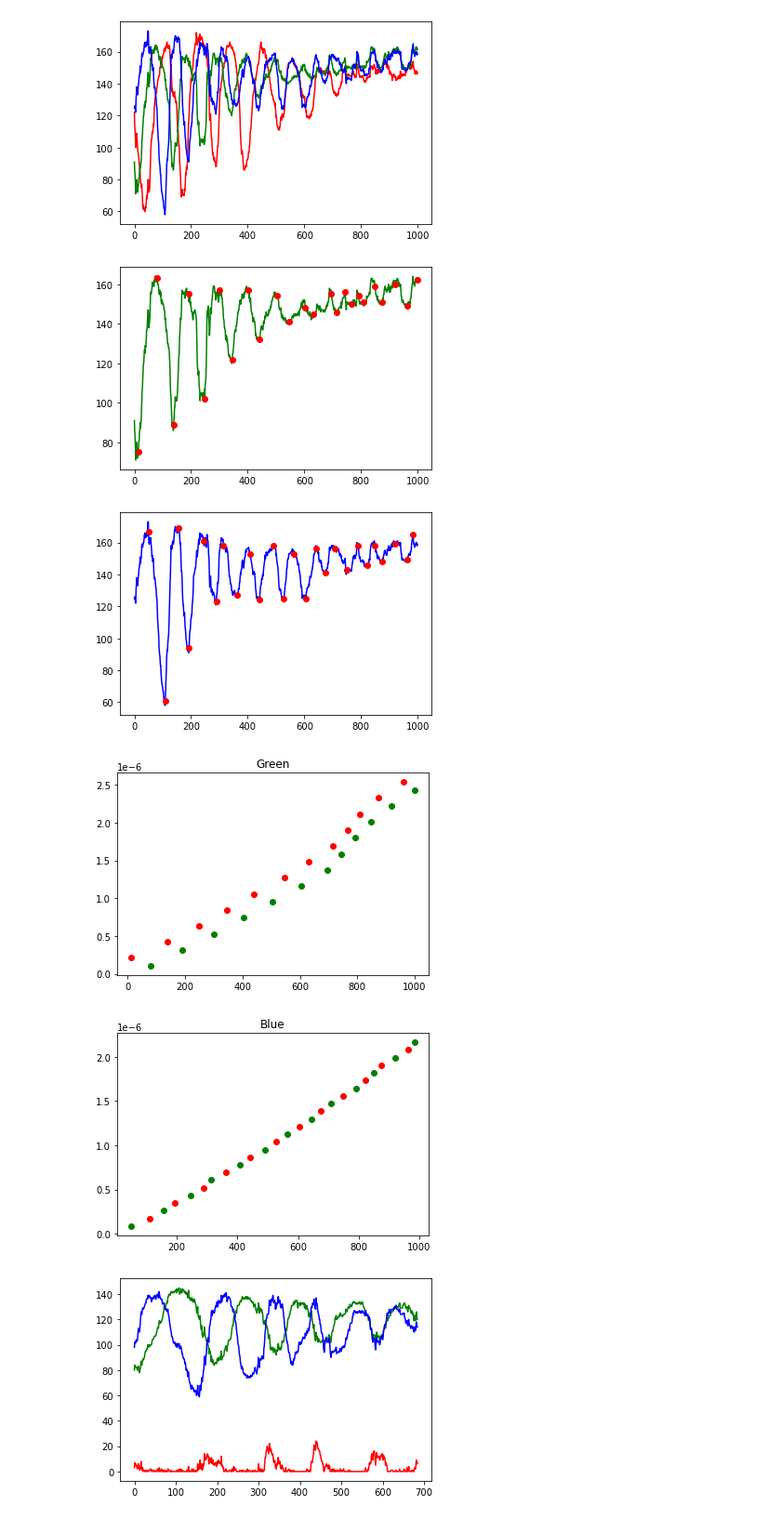
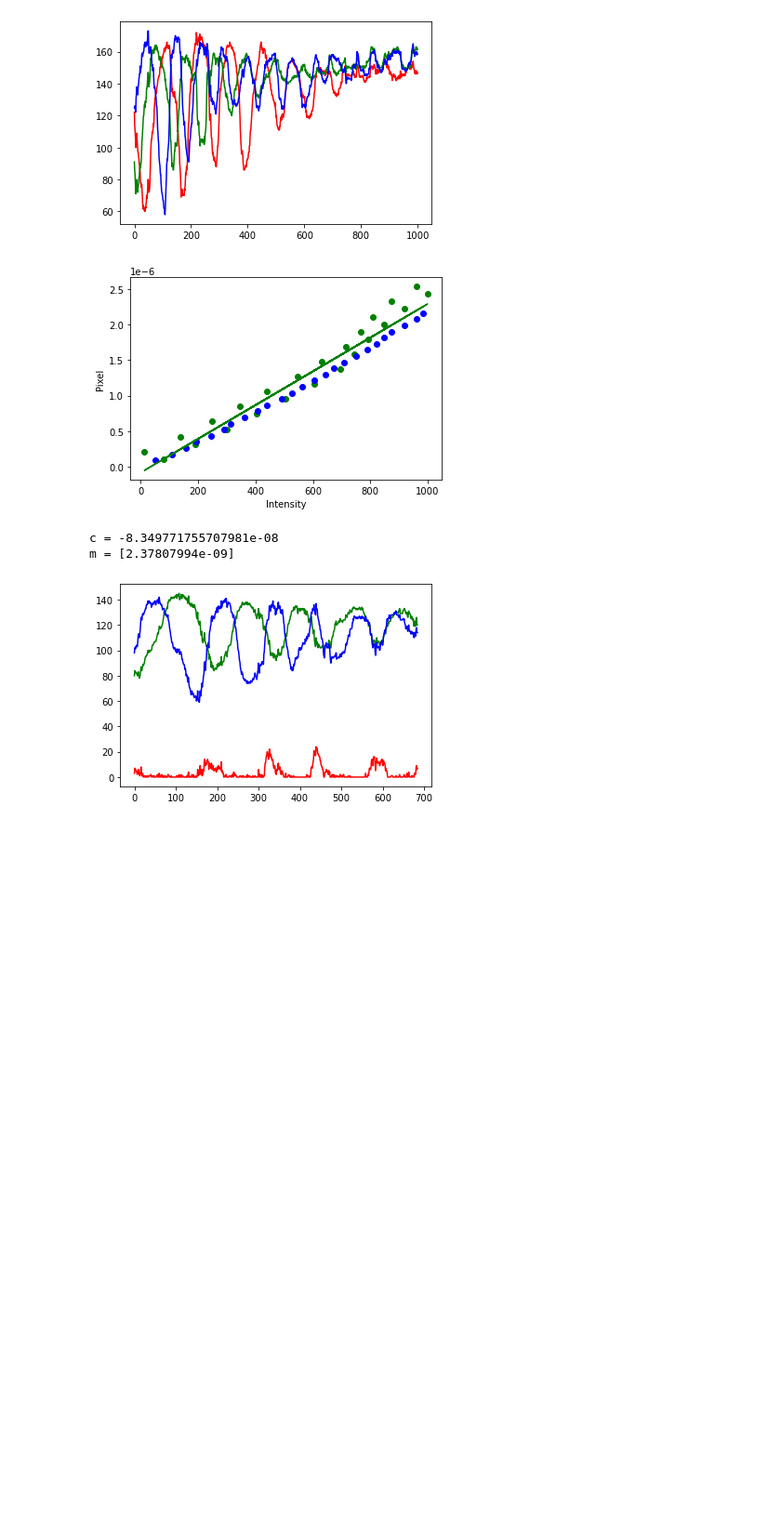
Before and after one commit to teoyi/scientific-computing-archive, a Jupyter notebook: optics/LR2/LR2.ipynb, the cells around one changed output. Shown at 93% size. Drawn from its saved outputs; the diff is of its cells as text; code cells hidden in the pictures; blank space fills up the shorter version.

Commit message:
Attempted linear regression to find best fit line for dataset

```diff
--- a/optics/LR2/LR2.ipynb
+++ b/optics/LR2/LR2.ipynb
@@ -44,58 +46,80 @@ loc_value(wtrough_G, gtrough_val, df_w2, 'G')
 loc_value(wpeak_B, bpeak_val, df_w2, 'B')
 loc_value(wtrough_B, btrough_val, df_w2, 'B')
 
-plt.figure()
-plt.plot(df_w2.index, df_w2['G'], color ='green', zorder=0)
-plt.scatter(wpeak_G, gpeak_val, color = 'red', zorder=1)
-plt.scatter(wtrough_G, gtrough_val, color = 'red', zorder=1)
+# plt.figure()
+# plt.plot(df_w2.index, df_w2['G'], color ='green', zorder=0)
+# plt.scatter(wpeak_G, gpeak_val, color = 'red', zorder=1)
+# plt.scatter(wtrough_G, gtrough_val, color = 'red', zorder=1)
 
-plt.figure()
-plt.plot(df_w2.index, df_w2['B'], color ='blue', zorder=0)
-plt.scatter(wpeak_B, bpeak_val, color = 'red', zorder=1)
-plt.scatter(wtrough_B, btrough_val, color = 'red', zorder=1)
-plt.show()
+# plt.figure()
+# plt.plot(df_w2.index, df_w2['B'], color ='blue', zorder=0)
+# plt.scatter(wpeak_B, bpeak_val, color = 'red', zorder=1)
+# plt.scatter(wtrough_B, btrough_val, color = 'red', zorder=1)
+# plt.show()
 
 # Values taken from google
 lambda_g = 550*10**-9
 lambda_b = 450*10**-9
 n_bubble = 1.3
 
 db_g = [] # thickness for bright fringes
 dd_g = [] # thickness for dark fringes
 db_b = []
 dd_b = []
 
 def bright_d(lamda, n, indexArr, newlst):
     for m in np.arange(0, len(indexArr)):
         newlst.append(((m+1)-0.5)*lamda/(2*n))
     return newlst
 
 def dark_d(lamda, n, indexArr, newlst):
     for m in np.arange(0, len(indexArr)):
         newlst.append((m+1)*lamda/(2*n))
     return newlst
 
 bright_d(lambda_g, n_bubble, wpeak_G, db_g)
 dark_d(lambda_g, n_bubble, wtrough_G, dd_g)
 bright_d(lambda_b, n_bubble, wpeak_B, db_b)
 dark_d(lambda_b, n_bubble, wtrough_B, dd_b)
 
-x = np.arange(0, 1000)
-plt.figure()
+pix_lst = wpeak_G + wtrough_G + wpeak_B + wtrough_B
+val_lst = db_g + dd_g + db_b + dd_b
+
+# plt.scatter(wpeak_G, db_g, color = 'green')
+# plt.scatter(wtrough_G, dd_g, color = 'green')
+# plt.scatter(wpeak_B, db_b, color = 'blue')
+# plt.scatter(wtrough_B, dd_b, color = 'blue')
+# plt.show()
+
+# print(pix_lst)
+# print(val_lst)
+# plt.scatter(pix_lst, val_lst, color = 'black')
+# plt.show()
+
+
+x = np.array(pix_lst).reshape((-1,1))
+y = np.array(val_lst)
+x_train, x_test, y_train, y_test = train_test_split(x, y, test_size = 1/3)
+model = LinearRegression().fit(x_train, y_train)
+y_pred = model.predict(x_test)
+
+# plt.scatter(x, y, color = "black")
 plt.scatter(wpeak_G, db_g, color = 'green')
-plt.scatter(wtrough_G, dd_g, color = 'red')
-plt.title('Green')
+plt.scatter(wtrough_G, dd_g, color = 'green')
+plt.scatter(wpeak_B, db_b, color = 'blue')
+plt.scatter(wtrough_B, dd_b, color = 'blue')
+plt.plot(x_train, model.predict(x_train), color = "green")
+plt.xlabel("Intensity")
+plt.ylabel("Pixel")
+plt.show()
 
-plt.figure()
-plt.scatter(wpeak_B, db_b, color = 'green')
-plt.scatter(wtrough_B, dd_b, color = 'red')
-plt.title('Blue')
-plt.show()
+
+print(f'c = {model.intercept_}')
+print(f'm = {model.coef_}')
 # %% [output]
-[figure, old version]
+[figure, new version]
-[figure, removed]
-[figure, removed]
-[figure, removed]
+c = -8.349771755707981e-08
+m = [2.37807994e-09]
 # %%
 # For cyan light
 df_c = pd.read_csv('./cyan.csv')
```
Also changed, not shown: parts of 1 cell of this notebook.
